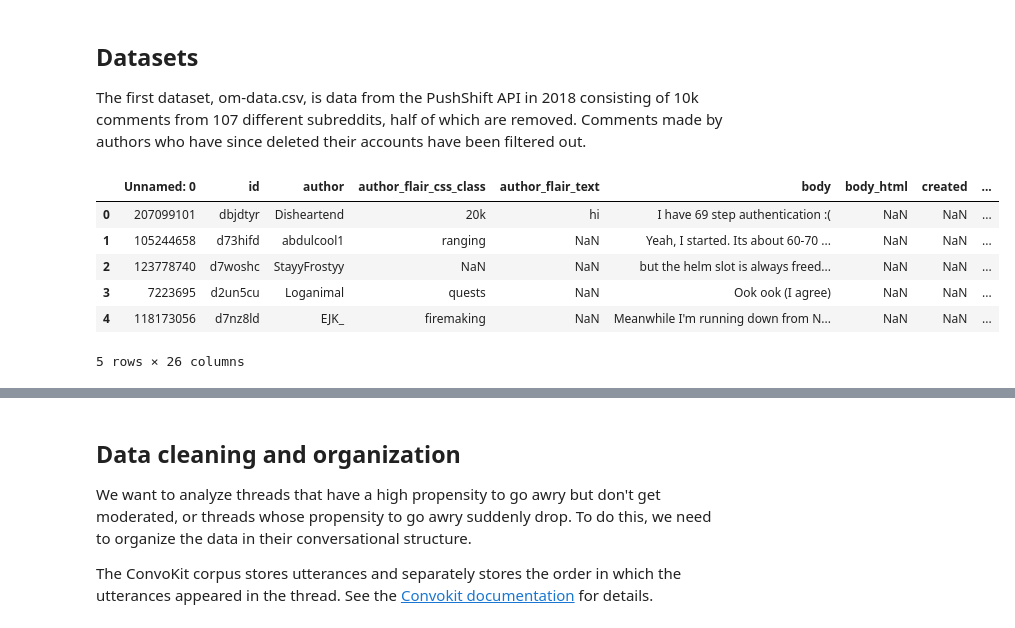
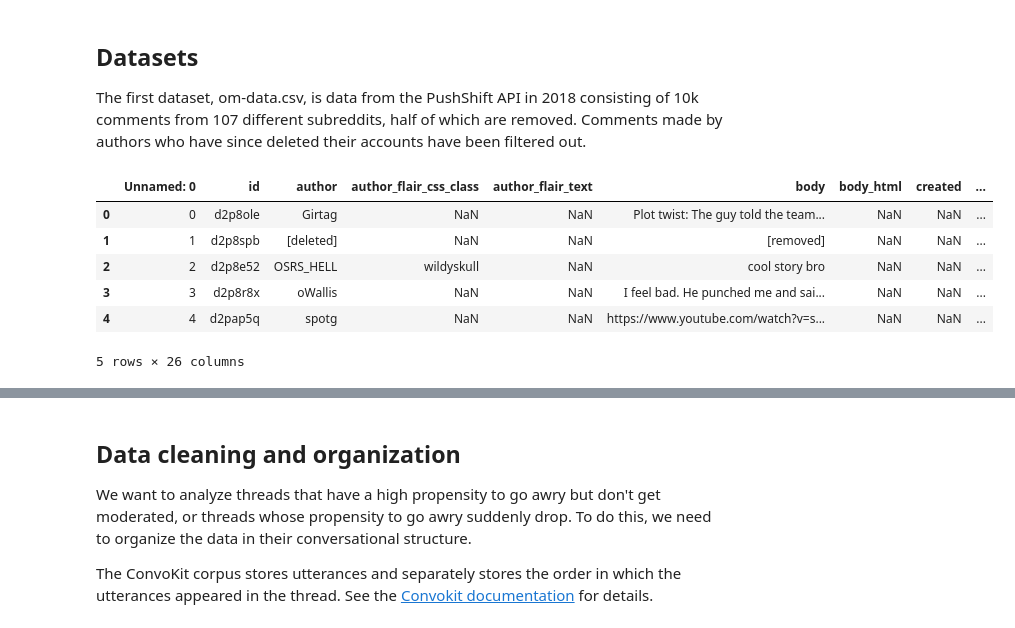
Before and after one commit to Himnish1/nudge-convo-back, a Jupyter notebook: nudge_analysis.ipynb, the cells around one changed output, grey strips where cells are left out. Drawn from its saved outputs; the diff is of its cells as text; code cells hidden in the pictures.

```diff
--- a/nudge_analysis.ipynb
+++ b/nudge_analysis.ipynb
@@ -13,15 +15,15 @@ from convokit import Corpus, download
 
 The first dataset, om-data.csv, is data from the PushShift API in 2018 consisting of 10k comments from 107 different subreddits, half of which are removed. Comments made by authors who have since deleted their accounts have been filtered out.
 # %%
-moderated_df = pd.read_csv('om-data.csv', low_memory=False)
+moderated_df = pd.read_csv('om-data-2.csv')
 moderated_df.head()
 # %% [output]
 |  | Unnamed: 0 | id | author | author_flair_css_class | author_flair_text | body | body_html | created | ... |
-| 0 | 207099101 | dbjdtyr | Disheartend | 20k | hi | I have 69 step authentication :( | NaN | NaN | ... |
-| 1 | 105244658 | d73hifd | abdulcool1 | ranging | NaN | Yeah, I started. Its about 60-70 ... | NaN | NaN | ... |
-| 2 | 123778740 | d7woshc | StayyFrostyy | NaN | NaN | but the helm slot is always freed... | NaN | NaN | ... |
-| 3 | 7223695 | d2un5cu | Loganimal | quests | NaN | Ook ook (I agree) | NaN | NaN | ... |
-| 4 | 118173056 | d7nz8ld | EJK_ | firemaking | NaN | Meanwhile I'm running down from N... | NaN | NaN | ... |
+| 0 | 0 | d2p8ole | Girtag | NaN | NaN | Plot twist: The guy told the team... | NaN | NaN | ... |
+| 1 | 1 | d2p8spb | [deleted] | NaN | NaN | [removed] | NaN | NaN | ... |
+| 2 | 2 | d2p8e52 | OSRS_HELL | wildyskull | NaN | cool story bro | NaN | NaN | ... |
+| 3 | 3 | d2p8r8x | oWallis | NaN | NaN | I feel bad. He punched me and sai... | NaN | NaN | ... |
+| 4 | 4 | d2pap5q | spotg | NaN | NaN | https://www.youtube.com/watch?v=s... | NaN | NaN | ... |
 5 rows × 26 columns
 # %%
 wikipedia_df = Corpus(filename=download("conversations-gone-awry-corpus"))
```
Also changed, not shown: parts of 137 cells of this notebook.
